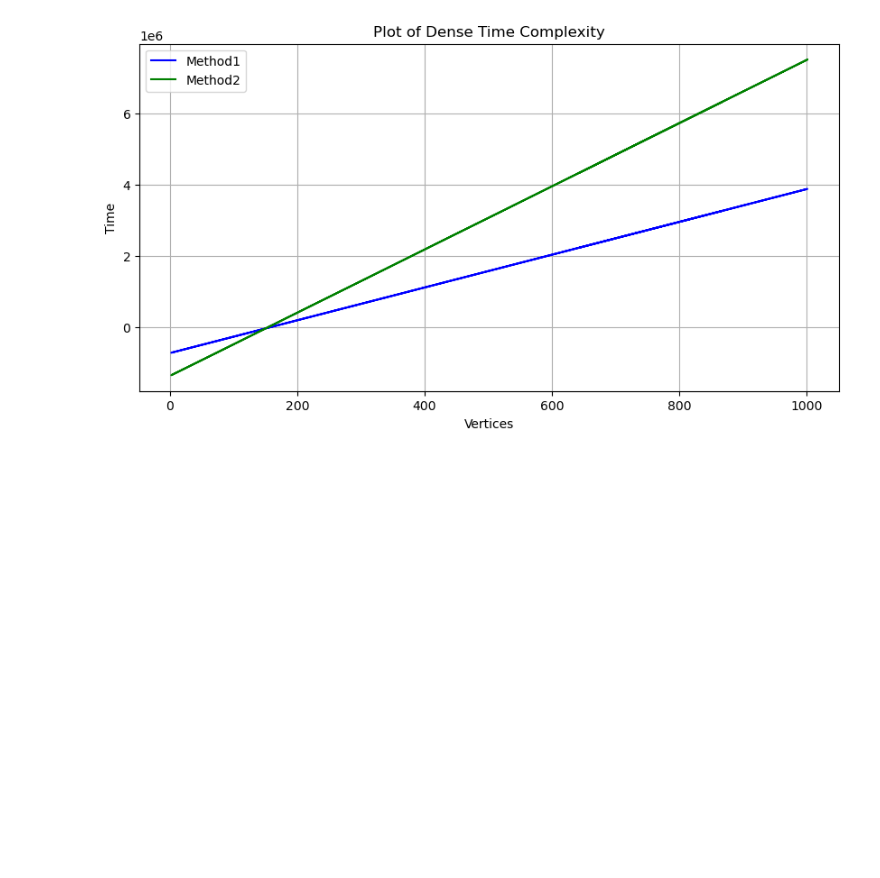
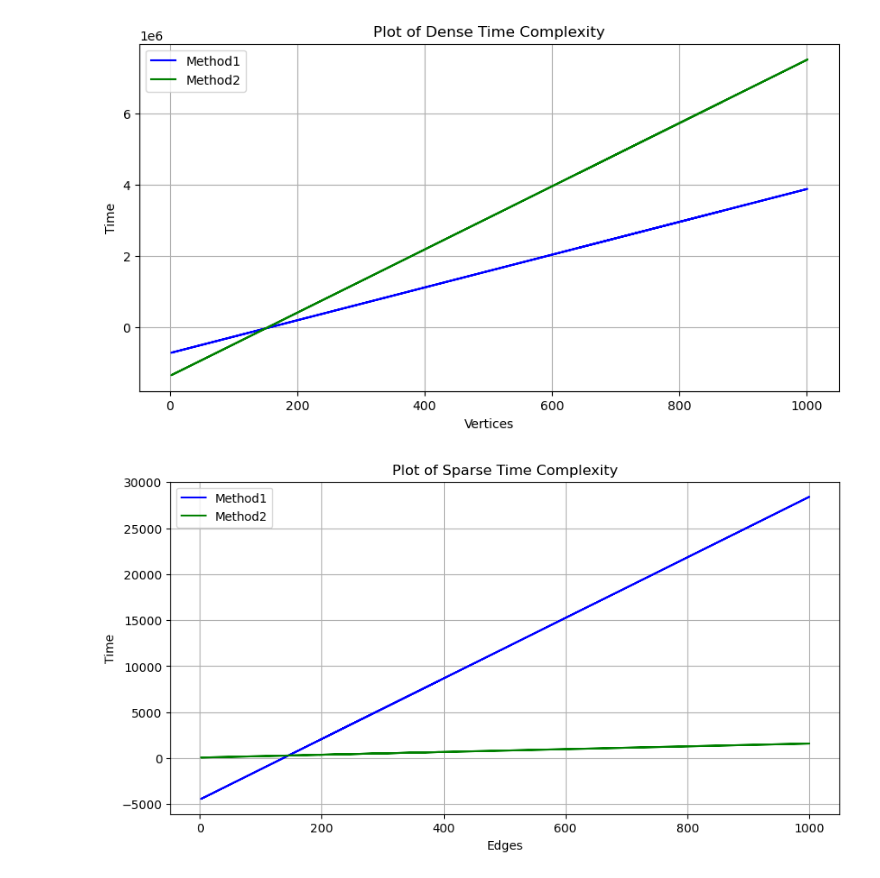
Before and after one commit to ChoWei0310/SC2001-Algorithm-Design, a Jupyter notebook: Lab2/SC2001_ExampleClass_2.ipynb, the cells around one changed output. Saved outputs shown, nothing was run; the diff lists cells and outputs as text; code cells hidden in the pictures; blank space fills up the shorter version.

```diff
--- a/Lab2/SC2001_ExampleClass_2.ipynb
+++ b/Lab2/SC2001_ExampleClass_2.ipynb
@@ -520,3 +520,17 @@ plt.legend()
 plt.show()
 # %% [output]
 [figure]
+# %%
+# Plot for Sparse (Edges)
+plt.figure(figsize = (10,5))
+plt.plot(method1_df_SPARSE['Vertices'], sparse_line_edges1, '-', color='b', label='Method1')
+plt.plot(method2_df_SPARSE['Vertices'], sparse_line_edges2, '-', color='g', label='Method2')
+plt.title('Plot of Sparse Time Complexity')
+plt.xlabel('Edges')
+plt.ylabel('Time')
+plt.grid(True)
+
+plt.legend()
+plt.show()
+# %% [output]
+[figure, added]
```
Also changed, not shown: parts of 5 cells of this notebook.
